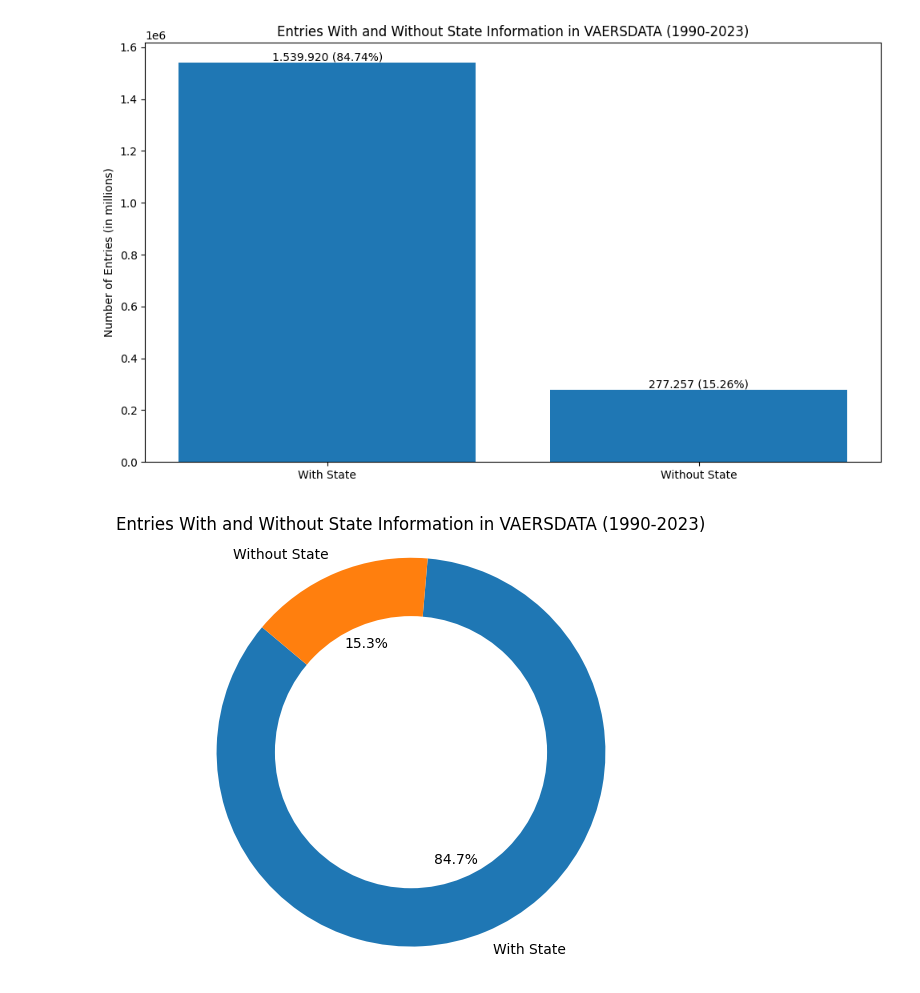
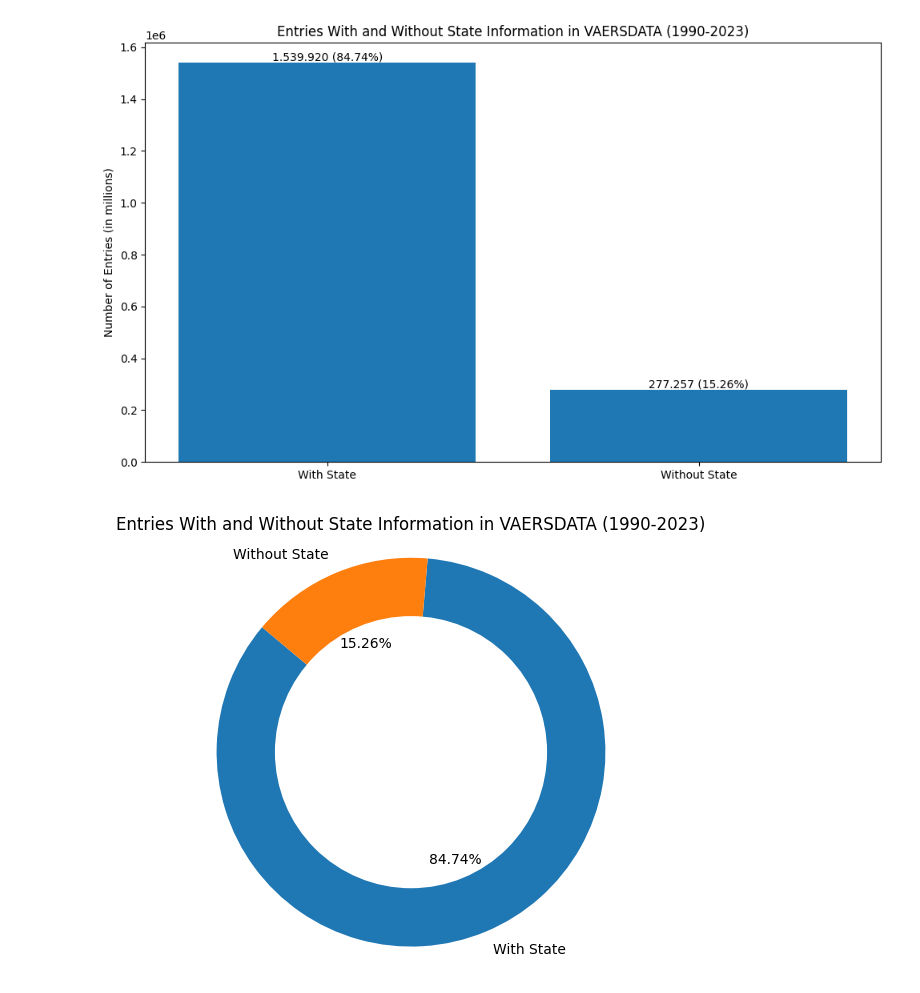
Before and after one commit to ZaNioxX/Masterarbeit, a Jupyter notebook: Data_Exploration/Reports_per_State.ipynb, the cells around one changed output. Saved outputs shown, nothing was run; the diff lists cells and outputs as text; code cells hidden in the pictures.

```diff
--- a/Data_Exploration/Reports_per_State.ipynb
+++ b/Data_Exploration/Reports_per_State.ipynb
@@ -666,32 +666,32 @@ for year in range(1990, 2024):
 
     # Load dataset
     data_df = pd.read_csv(filename, encoding="Iso-8859-1", low_memory=False, usecols=['STATE'])
 
     # Count entries
     count_with_state += data_df['STATE'].notna().sum()
     count_without_state += data_df['STATE'].isna().sum()
 
 # Total entries
 total_entries = count_with_state + count_without_state
 
 # Prepare data for donut chart
 categories = ['With State', 'Without State']
 counts = [count_with_state, count_without_state]
 percentages = [x / total_entries * 100 for x in counts]
 
 # Plotting
 fig, ax = plt.subplots()
-ax.pie(counts, labels=categories, autopct='%1.1f%%', startangle=140)
+ax.pie(counts, labels=categories, autopct='%1.2f%%', startangle=140)
 
 # Draw a circle at the center of pie to make it look like a donut
 centre_circle = plt.Circle((0,0),0.70,fc='white')
 fig = plt.gcf()
 fig.gca().add_artist(centre_circle)
 
 ax.axis('equal')  # Equal aspect ratio ensures that pie is drawn as a circle.
 plt.title('Entries With and Without State Information in VAERSDATA (1990-2023)')
 plt.tight_layout()
 plt.savefig('/Users/sep/PycharmProjects/Masterarbeit/Plots/Data_Exploration/Reports_per_State/Entries_with_and_without_state_donut.png')
 plt.show()
 # %% [output]
-[figure, old version]
+[figure, new version]
```
Also changed, not shown: 5 other files.
